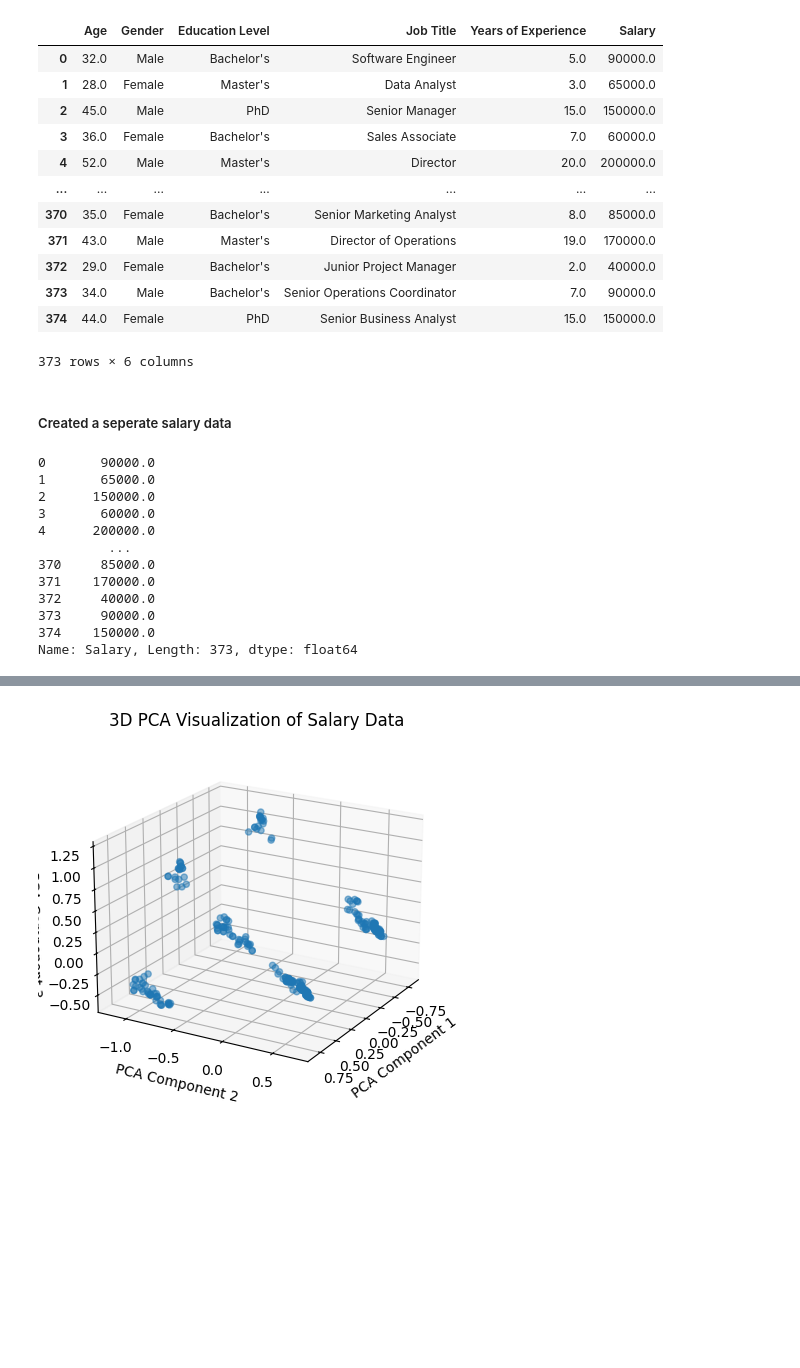
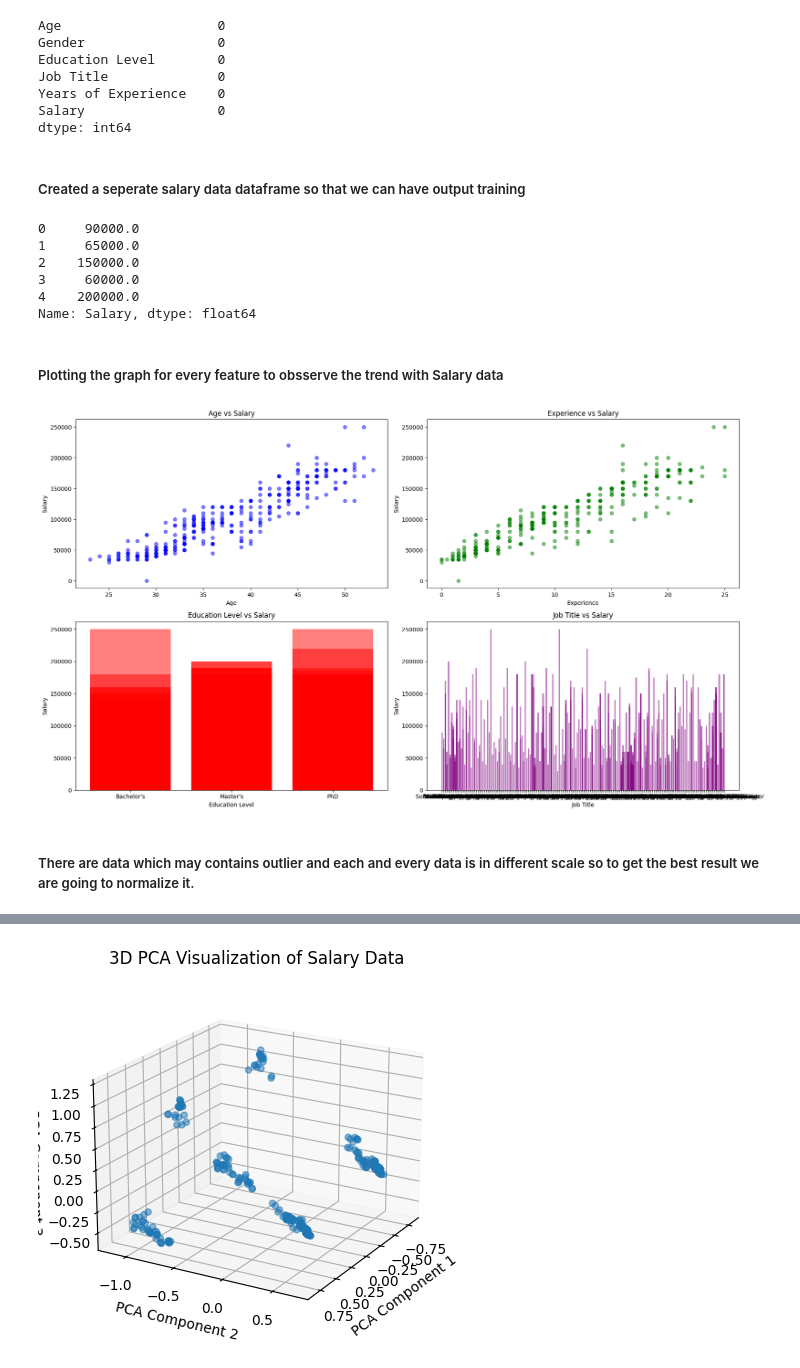
Before and after one commit to fastasturtlee/EDA, a Jupyter notebook: proj.ipynb, the cells around one changed output, grey strips where cells are left out. Drawn from its saved outputs; the diff is of its cells as text; code cells hidden in the pictures; blank space fills up the shorter version.

```diff
--- a/proj.ipynb
+++ b/proj.ipynb
@@ -26,41 +49,65 @@ Null values indices: [172, 260]
 # %%
 salary_data = salary_data.drop(index=null_indices,axis=1)
-salary_data
+salary_data.isnull().sum()
 # %% [output]
-|  | Age | Gender | Education Level | Job Title | Years of Experience | Salary |
-| 0 | 32.0 | Male | Bachelor's | Software Engineer | 5.0 | 90000.0 |
-| 1 | 28.0 | Female | Master's | Data Analyst | 3.0 | 65000.0 |
-| 2 | 45.0 | Male | PhD | Senior Manager | 15.0 | 150000.0 |
-| 3 | 36.0 | Female | Bachelor's | Sales Associate | 7.0 | 60000.0 |
-| 4 | 52.0 | Male | Master's | Director | 20.0 | 200000.0 |
-| ... | ... | ... | ... | ... | ... | ... |
-| 370 | 35.0 | Female | Bachelor's | Senior Marketing Analyst | 8.0 | 85000.0 |
-| 371 | 43.0 | Male | Master's | Director of Operations | 19.0 | 170000.0 |
-| 372 | 29.0 | Female | Bachelor's | Junior Project Manager | 2.0 | 40000.0 |
-| 373 | 34.0 | Male | Bachelor's | Senior Operations Coordinator | 7.0 | 90000.0 |
-| 374 | 44.0 | Female | PhD | Senior Business Analyst | 15.0 | 150000.0 |
-373 rows × 6 columns
+Age                    0
+Gender                 0
+Education Level        0
+Job Title              0
+Years of Experience    0
+Salary                 0
+dtype: int64
 # %% [markdown]
-##### Created a seperate salary data
+##### Created a seperate salary data dataframe so that we can have output training
 # %%
 
 target_salary_data = salary_data['Salary']
 salary_data = salary_data.drop(columns=['Salary'],axis=1)
 
-target_salary_data
+target_salary_data.head(5)
 # %% [output]
-0       90000.0
-1       65000.0
-2      150000.0
-3       60000.0
-4      200000.0
-         ...
-370     85000.0
-371    170000.0
-372     40000.0
-373     90000.0
-374    150000.0
-Name: Salary, Length: 373, dtype: float64
+0     90000.0
+1     65000.0
+2    150000.0
+3     60000.0
+4    200000.0
+Name: Salary, dtype: float64
+# %% [markdown]
+##### Plotting the graph for every feature to obsserve the trend with Salary data
+# %%
+
+
+plt.figure(figsize=(18, 10))
+plt.subplot(2, 2, 1)
+plt.scatter(salary_data["Age"], target_salary_data, color='blue', alpha=0.5)
+plt.title("Age vs Salary")
+plt.xlabel("Age")
+plt.ylabel("Salary")
+
+plt.subplot(2, 2, 2)
+plt.scatter(salary_data["Years of Experience"], target_salary_data, color='green', alpha=0.5)
+plt.title("Experience vs Salary")
+plt.xlabel("Experience")
+plt.ylabel("Salary")
+
+plt.subplot(2, 2, 3)
+plt.bar(salary_data["Education Level"], target_salary_data, color='red', alpha=0.5)
+plt.title("Education Level vs Salary")
+plt.xlabel("Education Level")
+plt.ylabel("Salary")
+
+plt.subplot(2, 2, 4)
+plt.bar(salary_data["Job Title"], target_salary_data, color='purple', alpha=0.5)
+plt.title("Job Title vs Salary")
+plt.xlabel("Job Title")
+plt.ylabel("Salary")
+
+plt.tight_layout()
+plt.show()
+# %% [output]
+[figure, added]
+# %% [markdown]
+##### There are data which may contains outlier and each and every data is in different scale so to get the best result we are going to normalize it.
 # %%
 
 scaler = MinMaxScaler()
```
Also changed, not shown: parts of 22 cells of this notebook, 9 other files.
